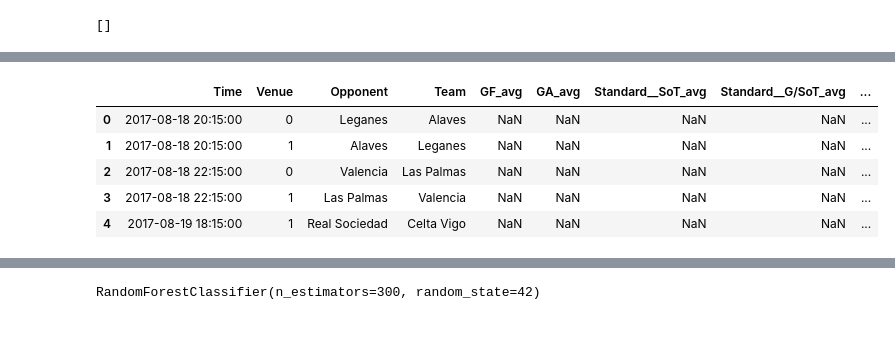
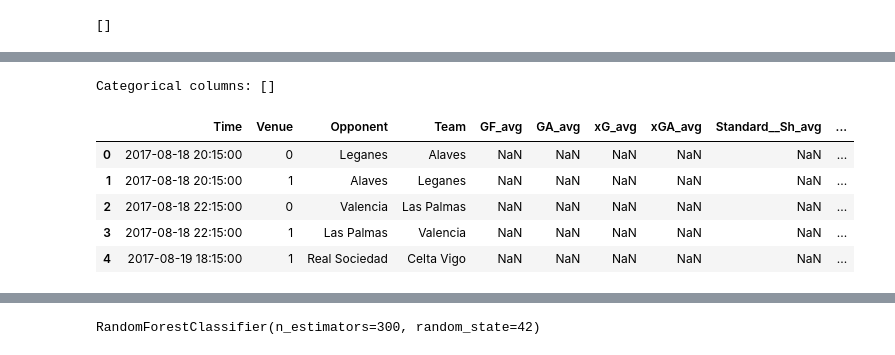
Before and after one commit to DSAI-Creator/Football-Match-Prediction, a Jupyter notebook: src/eda/eda.ipynb, the cells around one changed output, grey strips where cells are left out. Saved outputs shown, nothing was run; the diff lists cells and outputs as text; code cells hidden in the pictures.

```diff
--- a/src/eda/eda.ipynb
+++ b/src/eda/eda.ipynb
@@ -643,11 +653,14 @@ Name: GA, dtype: float64
 # %%
 import numpy as np
 
+# Select only numeric columns
+numeric_df2 = df2.select_dtypes(include=[np.number])
+
 # Calculate the correlation matrix
-# corr_matrix = df2.corr().abs()
+corr_matrix = numeric_df2.corr().abs()
 
 # Select the upper triangle of the correlation matrix
-upper_tri = correlation_matrix.where(np.triu(np.ones(correlation_matrix.shape), k=1).astype(bool))
+upper_tri = corr_matrix.where(np.triu(np.ones(corr_matrix.shape), k=1).astype(bool))
 
 # Find features with high correlation (exceeding 0.9)
 to_drop = [column for column in upper_tri.columns if any(upper_tri[column] > 0.9)]
@@ -686,6 +713,5 @@ sorted(missing_percentage[missing_percentage > 0].items(), key=lambda x: x[1], r
 # %%
-df2.drop(columns=['Referee'], inplace=True)
-prematch_cols.remove('Referee')
+df2.drop(columns=['Referee', 'Captain', 'Comp'], inplace=True)
 # %%
 for col in df2.select_dtypes(include=[np.number]).columns:
     df2[col] = df2[col].fillna(df2.groupby('Team')[col].transform('mean'))
@@ -722,41 +744,47 @@ df2.columns.to_list()
  'Points',
  'Poss',
  'GD']
+# %%
+feature_cols = [col for col in df2.columns if col not in prematch_cols]
+feature_cols.remove('Result')
+categorical_cols = [col for col in feature_cols if col not in df2.select_dtypes(include=[np.number]).columns]
+print("Categorical columns:", categorical_cols)
+# %% [output]
+Categorical columns: []
+# %%
+to_drop = ['Referee', 'Captain', 'Round', 'Day', 'Comp', 'Season', 'Formation', 'Opp Formation']
+for cols in to_drop:
+    prematch_cols.remove(cols)
 # %%
-feature_cols = ['GF', 'GA', 'Standard__SoT', 'Standard__G/SoT', 'Performance__Save%', 'Poss']
-
 # Sort the dataframe by date
 df2.sort_values(by='Time', inplace=True)
 
 # Define the window size for rolling averages
 window_size = 5
 
 # Function to calculate rolling averages
 def calculate_rolling_averages(group):
     return group[feature_cols].shift().rolling(window=window_size, min_periods=1).mean()
 
 # Apply the function to df2 grouped by 'Team'
 rolling_averages = df2.groupby('Team', group_keys=False).apply(calculate_rolling_averages)
 
 # Rename columns to indicate rolling averages
 rolling_averages.columns = [f"{col}_avg" for col in rolling_averages.columns]
 
 # Combine rolling averages with the original dataframe
 training_df = pd.concat([df2[prematch_cols].reset_index(drop=True), rolling_averages.reset_index(drop=True), df2[['GF', 'GA', 'Result']].reset_index(drop=True)], axis=1)
 
 # Drop rows with missing values
 # training_df.dropna(inplace=True)
 
-# Drop the 'Result' column as it's now encoded in 'Target'
-training_df.drop(columns=['Comp', 'Round', 'Day', 'Season'], inplace=True)
-
 # # Your training data is now ready
 training_df.head()
 # %% [output]
-|  | Time | Venue | Opponent | Team | GF_avg | GA_avg | Standard__SoT_avg | Standard__G/SoT_avg | ... |
-| 0 | 2017-08-18 20:15:00 | 0 | Leganes | Alaves | NaN | NaN | NaN | NaN | ... |
-| 1 | 2017-08-18 20:15:00 | 1 | Alaves | Leganes | NaN | NaN | NaN | NaN | ... |
-| 2 | 2017-08-18 22:15:00 | 0 | Valencia | Las Palmas | NaN | NaN | NaN | NaN | ... |
-| 3 | 2017-08-18 22:15:00 | 1 | Las Palmas | Valencia | NaN | NaN | NaN | NaN | ... |
-| 4 | 2017-08-19 18:15:00 | 1 | Real Sociedad | Celta Vigo | NaN | NaN | NaN | NaN | ... |
+|  | Time | Venue | Opponent | Team | GF_avg | GA_avg | xG_avg | xGA_avg | Standard__Sh_avg | ... |
+| 0 | 2017-08-18 20:15:00 | 0 | Leganes | Alaves | NaN | NaN | NaN | NaN | NaN | ... |
+| 1 | 2017-08-18 20:15:00 | 1 | Alaves | Leganes | NaN | NaN | NaN | NaN | NaN | ... |
+| 2 | 2017-08-18 22:15:00 | 0 | Valencia | Las Palmas | NaN | NaN | NaN | NaN | NaN | ... |
+| 3 | 2017-08-18 22:15:00 | 1 | Las Palmas | Valencia | NaN | NaN | NaN | NaN | NaN | ... |
+| 4 | 2017-08-19 18:15:00 | 1 | Real Sociedad | Celta Vigo | NaN | NaN | NaN | NaN | NaN | ... |
 # %%
```
Also changed, not shown: parts of 23 cells of this notebook, 1 other file.
